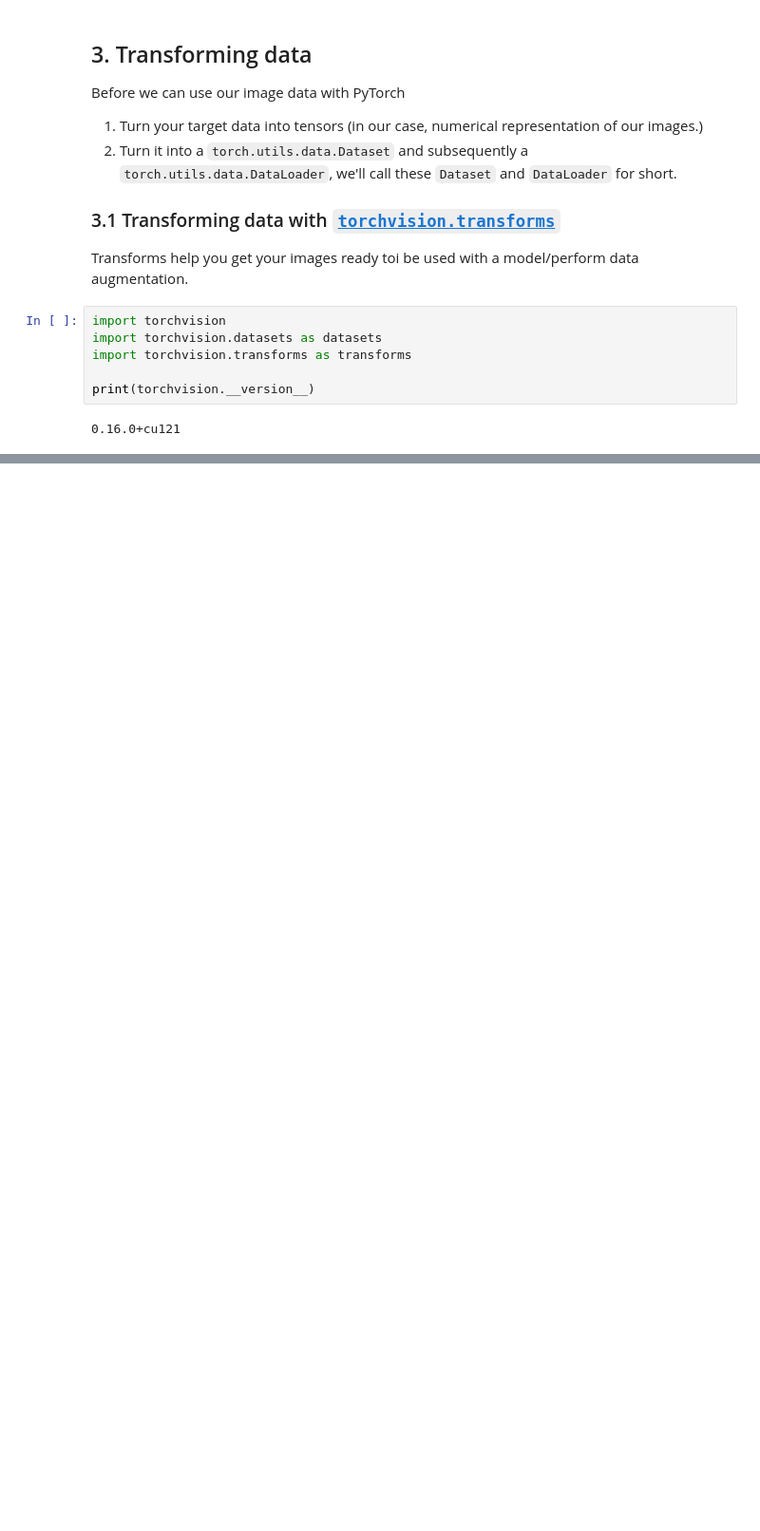
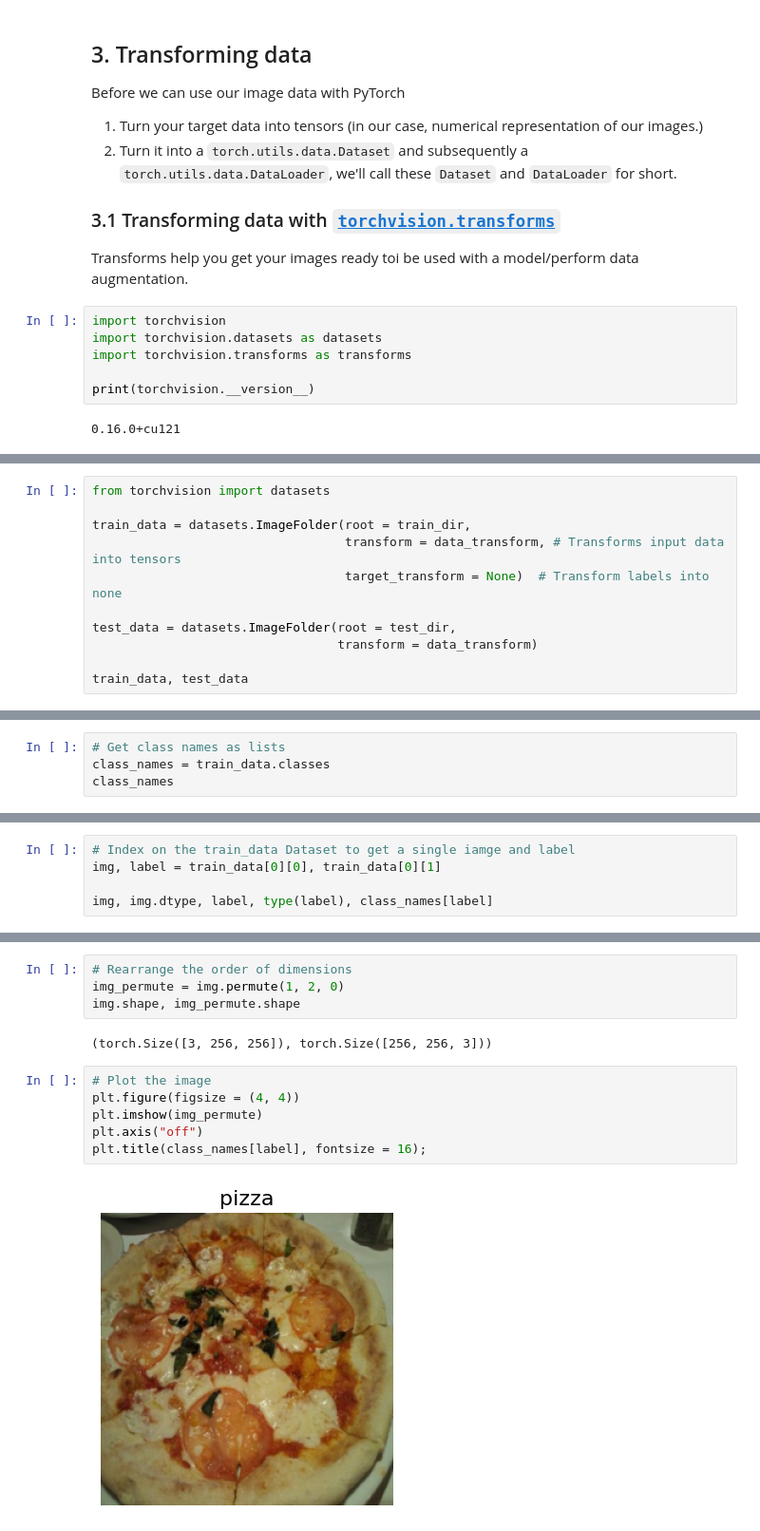
Before and after one commit to LuluW8071/Data-Science, a Jupyter notebook: Pytorch/04_PyTorch_Custom_Datasets/00_PyTorch_Custom_Datasets.ipynb, the cells around one changed output, grey strips where cells are left out. Shown at 95% size. Drawn from its saved outputs; the diff is of its cells as text; blank space fills up the shorter version.

```diff
--- a/Pytorch/04_PyTorch_Custom_Datasets/00_PyTorch_Custom_Datasets.ipynb
+++ b/Pytorch/04_PyTorch_Custom_Datasets/00_PyTorch_Custom_Datasets.ipynb
@@ -317,0 +321,11 @@ plot_transformed_images(image_paths = image_path_list,
+# %%
+from torchvision import datasets
+
+train_data = datasets.ImageFolder(root = train_dir,
+                                  transform = data_transform, # Transforms input data into tensors
+                                  target_transform = None)  # Transform labels into none
+
+test_data = datasets.ImageFolder(root = test_dir,
+                                 transform = data_transform)
+
+train_data, test_data
@@ -317,0 +351,4 @@ plot_transformed_images(image_paths = image_path_list,
+# %%
+# Get class names as lists
+class_names = train_data.classes
+class_names
@@ -317,0 +376,5 @@ plot_transformed_images(image_paths = image_path_list,
+# %%
+# Index on the train_data Dataset to get a single iamge and label
+img, label = train_data[0][0], train_data[0][1]
+
+img, img.dtype, label, type(label), class_names[label]
@@ -317,0 +399,14 @@ plot_transformed_images(image_paths = image_path_list,
+# %%
+# Rearrange the order of dimensions
+img_permute = img.permute(1, 2, 0)
+img.shape, img_permute.shape
+# %% [output]
+(torch.Size([3, 256, 256]), torch.Size([256, 256, 3]))
+# %%
+# Plot the image
+plt.figure(figsize = (4, 4))
+plt.imshow(img_permute)
+plt.axis("off")
+plt.title(class_names[label], fontsize = 16);
+# %% [output]
+[figure, added]
```
Also changed, not shown: parts of 20 cells of this notebook.
